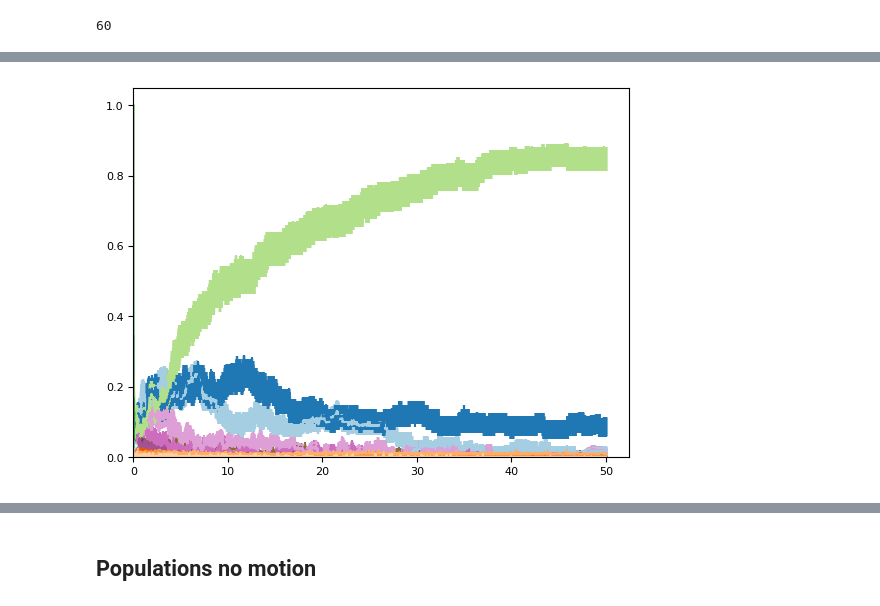
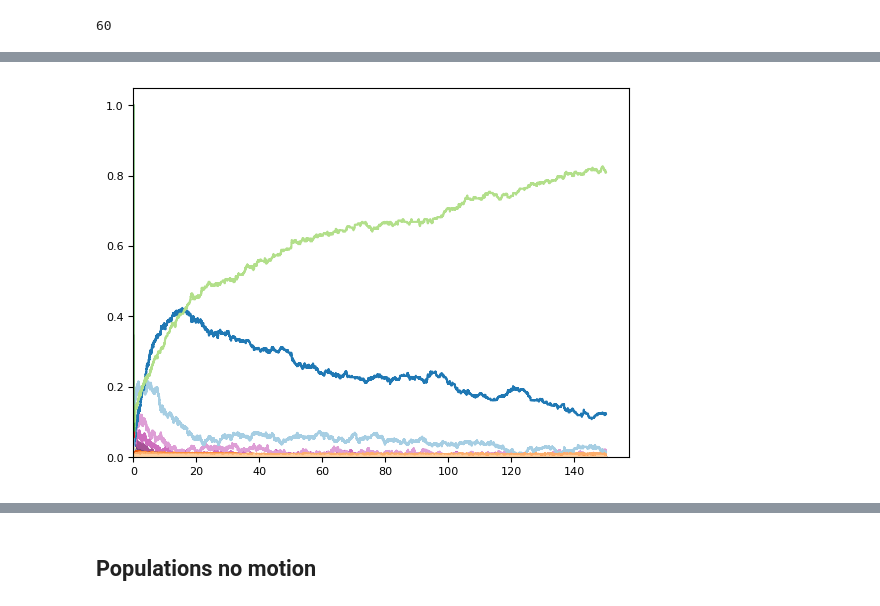
Before and after one commit to katyafouka/multi_eit, a Jupyter notebook: Lu_I7/Lu_I7_populations_.ipynb, the cells around one changed output, grey strips where cells are left out. Saved outputs shown, nothing was run; the diff lists cells and outputs as text; code cells hidden in the pictures.

```diff
--- a/Lu_I7/Lu_I7_populations_.ipynb
+++ b/Lu_I7/Lu_I7_populations_.ipynb
@@ -195,0 +173,4 @@ pop_div1 = pop_div1/np.sqrt(100-1)
+# %%
+pop_cool = []
+for i in range(60):
+    pop_cool.append(np.average(pops[i]))
@@ -195,0 +199,11 @@ pop_div1 = pop_div1/np.sqrt(100-1)
+# %%
+n50 = []
+t50 = []
+t50.append(np.loadtxt(""+str(path_name)+"data_B4.0_D10_10_D12_20_O10_O11_73_O11_19_3_Gamma_2.44745_ntraj_50_seed_1_improved_step_steady_LD.txt")[:, 0])
+n50.append(50*np.loadtxt(""+str(path_name)+"data_B4.0_D10_10_D12_20_O10_O11_73_O11_19_3_Gamma_2.44745_ntraj_50_seed_1_improved_step_steady_LD.txt")[:, 1])
+n50.append(50*np.loadtxt(""+str(path_name)+"data_B4.0_D10_10_D12_20_O10_O11_73_O11_19_3_Gamma_2.44745_ntraj_50_seed_2_improved_step_steady_LD.txt")[:, 1])
+n50.append(50*np.loadtxt(""+str(path_name)+"data_B4.0_D10_10_D12_20_O10_O11_73_O11_19_3_Gamma_2.44745_ntraj_50_seed_3_improved_step_steady_LD.txt")[:, 1])
+n50.append(50*np.loadtxt(""+str(path_name)+"data_B4.0_D10_10_D12_20_O10_O11_73_O11_19_3_Gamma_2.44745_ntraj_50_seed_4_improved_step_steady_LD.txt")[:, 1])
+n50.append(50*np.loadtxt(""+str(path_name)+"data_B4.0_D10_10_D12_20_O10_O11_73_O11_19_3_Gamma_2.44745_ntraj_50_seed_5_improved_step_steady_LD.txt")[:, 1])
+n50=np.array(n50)
+n50 = np.sum(n50,axis=0)/250
@@ -195,0 +215,17 @@ pop_div1 = pop_div1/np.sqrt(100-1)
+# %%
+pop50_1 = []
+pop50_2 = []
+pop50_3 = []
+pop50_4 = []
+pop50_5 = []
+
+for j in range(60):
+
+    pop50_1.append(50*np.loadtxt(""+str(path_name)+"data_B4.0_D10_10_D12_20_O10_O11_73_O11_19_3_Gamma_2.44745_ntraj_50_seed_1_improved_step_steady_LD.txt")[:,j+2])
+    pop50_2.append(50*np.loadtxt(""+str(path_name)+"data_B4.0_D10_10_D12_20_O10_O11_73_O11_19_3_Gamma_2.44745_ntraj_50_seed_2_improved_step_steady_LD.txt")[:,j+2])
+    pop50_3.append(50*np.loadtxt(""+str(path_name)+"data_B4.0_D10_10_D12_20_O10_O11_73_O11_19_3_Gamma_2.44745_ntraj_50_seed_3_improved_step_steady_LD.txt")[:,j+2])
+    pop50_4.append(50*np.loadtxt(""+str(path_name)+"data_B4.0_D10_10_D12_20_O10_O11_73_O11_19_3_Gamma_2.44745_ntraj_50_seed_4_improved_step_steady_LD.txt")[:,j+2])
+    pop50_5.append(50*np.loadtxt(""+str(path_name)+"data_B4.0_D10_10_D12_20_O10_O11_73_O11_19_3_Gamma_2.44745_ntraj_50_seed_5_improved_step_steady_LD.txt")[:,j+2])
+# %%
+pop50_average = (np.array(pop50_1) + np.array(pop50_2) + np.array(pop50_3) +np.array(pop50_4) +np.array(pop50_5))/250
+pop50_average
@@ -196,11 +246,9 @@ pop_div1 = pop_div1/np.sqrt(100-1)
 # %%
 plt.figure()
-
-for j in range(60):
-    plt.errorbar(t1[0]*1e-3,pop1[j],yerr = pop_div1[j],label=str(j),color=colors[j])
+for i in range(60):
+    plt.errorbar(t50[0]*1e-3,pop50_average[i],color=colors[i])
 plt.xlim(0)
 plt.ylim(0)
-#plt.legend()
 plt.show()
 # %% [output]
-[figure, old version]
+[figure, new version]
```
Also changed, not shown: parts of 21 cells of this notebook.
